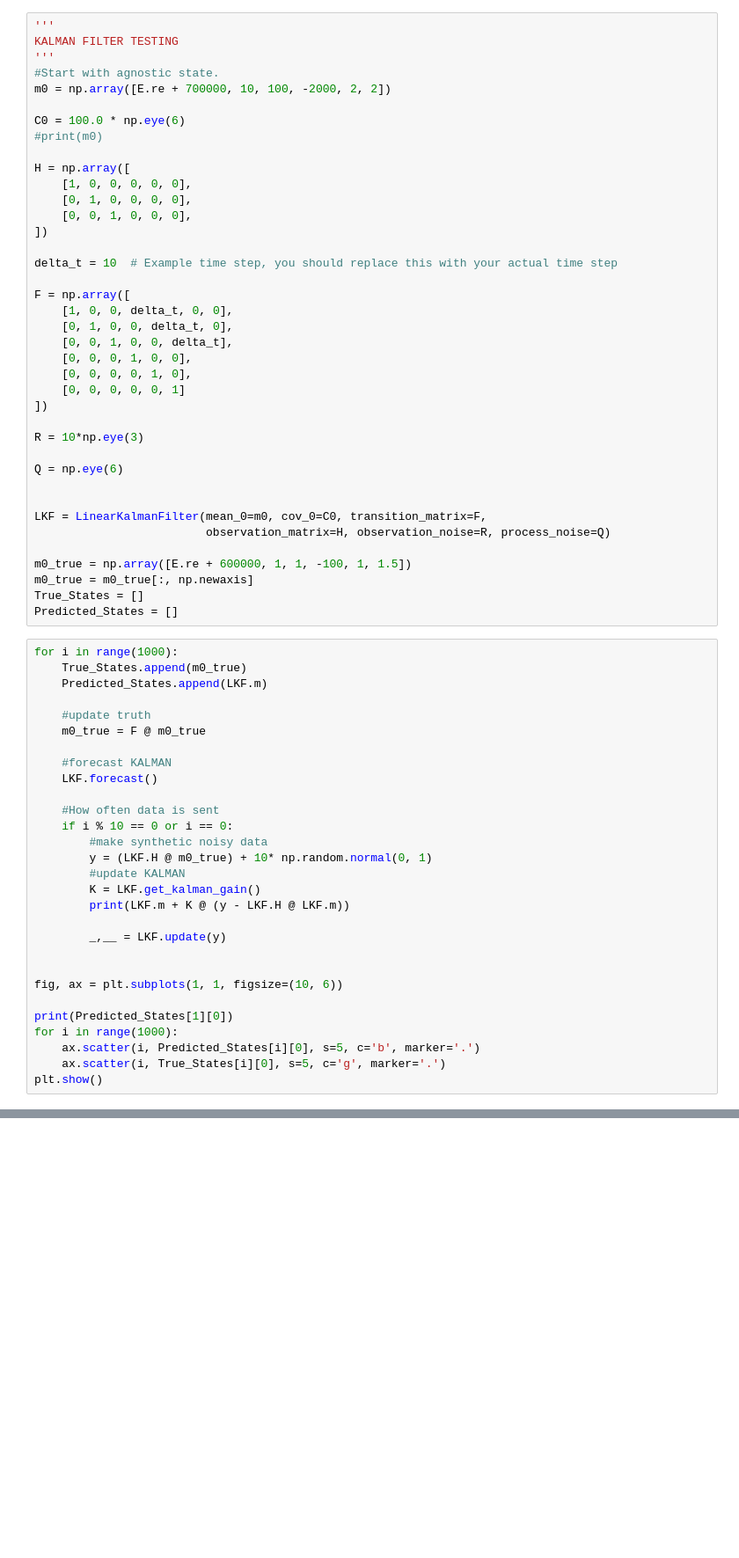
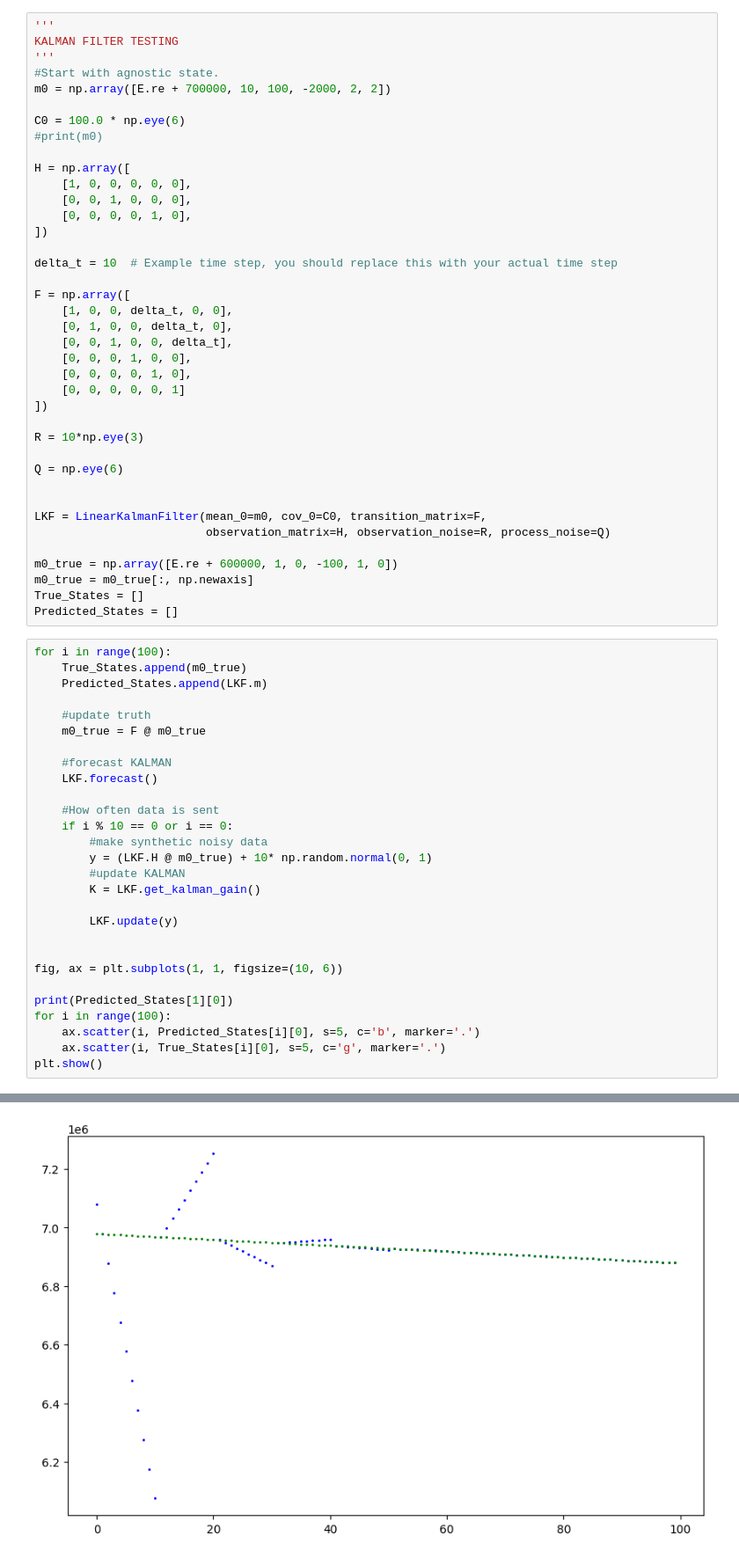
Before and after one commit to Tiangong-PMSC-Group/Satellite-Project, a Jupyter notebook: Stefan_test_NOTOUCH.ipynb, the cells around one changed output, grey strips where cells are left out. Shown: that part at 88% size. Drawn from its saved outputs; the diff is of its cells as text; blank space fills up the shorter version.

```diff
--- a/Stefan_test_NOTOUCH.ipynb
+++ b/Stefan_test_NOTOUCH.ipynb
@@ -70,8 +70,8 @@ C0 = 100.0 * np.eye(6)
 
 H = np.array([
     [1, 0, 0, 0, 0, 0],
-    [0, 1, 0, 0, 0, 0],
     [0, 0, 1, 0, 0, 0],
+    [0, 0, 0, 0, 1, 0],
 ])
 
 delta_t = 10  # Example time step, you should replace this with your actual time step
@@ -93,12 +93,12 @@ Q = np.eye(6)
 LKF = LinearKalmanFilter(mean_0=m0, cov_0=C0, transition_matrix=F,
                          observation_matrix=H, observation_noise=R, process_noise=Q)
 
-m0_true = np.array([E.re + 600000, 1, 1, -100, 1, 1.5])
+m0_true = np.array([E.re + 600000, 1, 0, -100, 1, 0])
 m0_true = m0_true[:, np.newaxis]
 True_States = []
 Predicted_States = []
 # %%
-for i in range(1000):
+for i in range(100):
     True_States.append(m0_true)
     Predicted_States.append(LKF.m)
 
@@ -114,15 +114,14 @@ for i in range(1000):
         y = (LKF.H @ m0_true) + 10* np.random.normal(0, 1)
         #update KALMAN
         K = LKF.get_kalman_gain()
-        print(LKF.m + K @ (y - LKF.H @ LKF.m))
 
-        _,__ = LKF.update(y)
+        LKF.update(y)
 
 
 fig, ax = plt.subplots(1, 1, figsize=(10, 6))
 
 print(Predicted_States[1][0])
-for i in range(1000):
+for i in range(100):
     ax.scatter(i, Predicted_States[i][0], s=5, c='b', marker='.')
     ax.scatter(i, True_States[i][0], s=5, c='g', marker='.')
 plt.show()
@@ -136,0 +130 @@ ValueError: matmul: Input operand 1 has a mismatch in its core dimension 0, with
+[figure, added]
```
Also changed, not shown: parts of 3 cells of this notebook, 2 other files.
